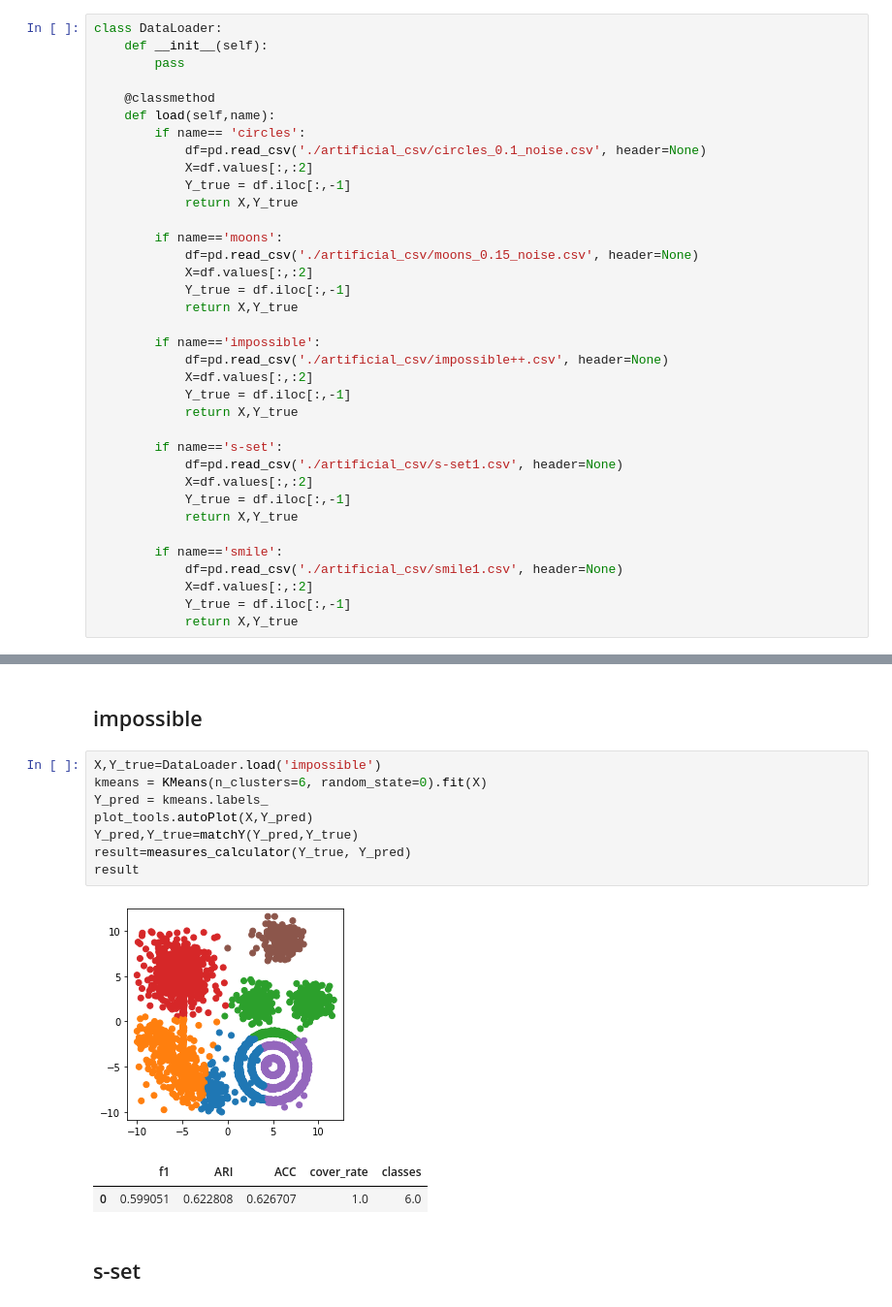
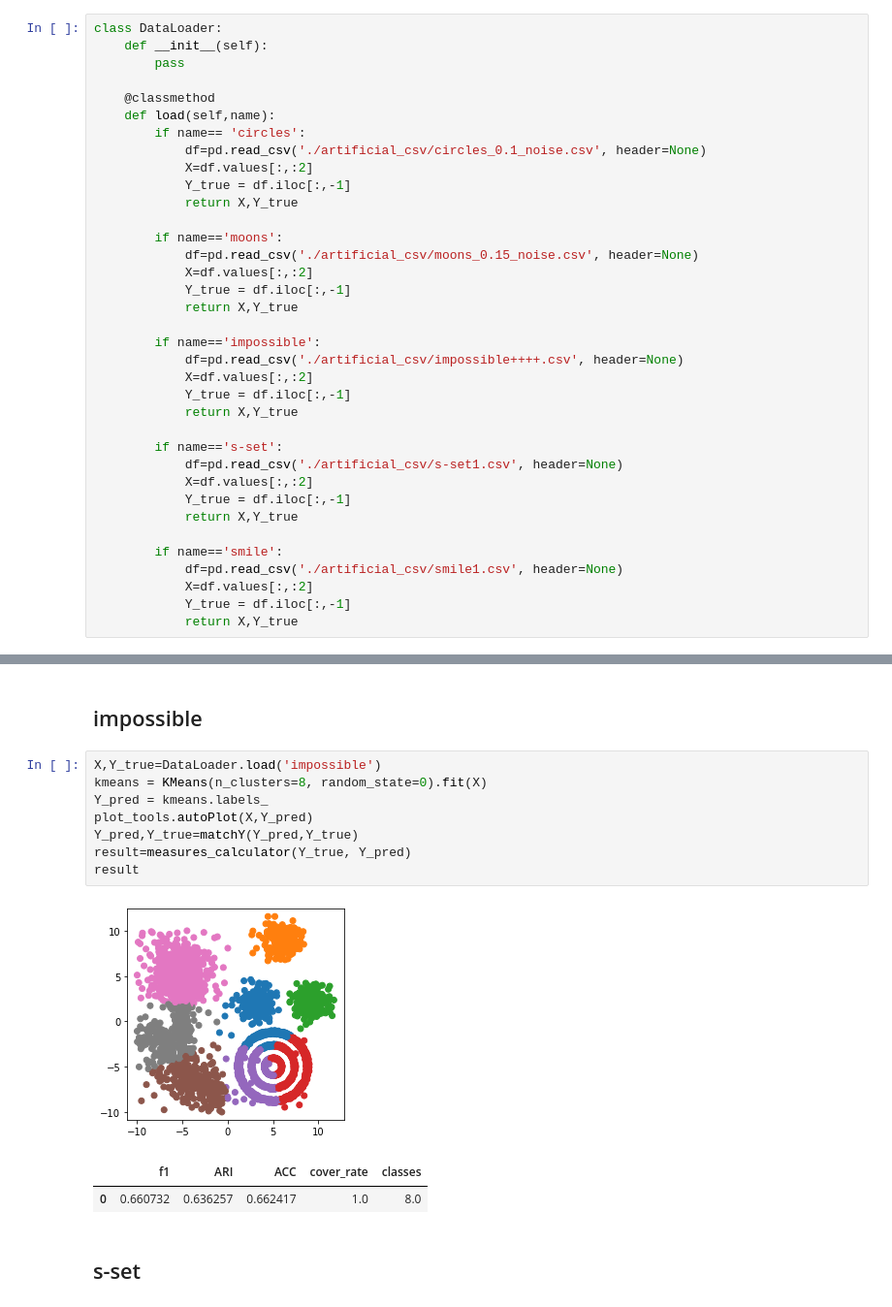
Before and after one commit to gaozhangyang/GIT, a Jupyter notebook: ex1_toy/experiments_toydata.ipynb, the cells around one changed output, grey strips where cells are left out. Shown at 97% size. Drawn from its saved outputs; the diff is of its cells as text.

Commit message:
update for impossible

```diff
--- a/ex1_toy/experiments_toydata.ipynb
+++ b/ex1_toy/experiments_toydata.ipynb
@@ -35,7 +35,7 @@ class DataLoader:
             return X,Y_true
 
         if name=='impossible':
-            df=pd.read_csv('./artificial_csv/impossible++.csv', header=None)
+            df=pd.read_csv('./artificial_csv/impossible++++.csv', header=None)
             X=df.values[:,:2]
             Y_true = df.iloc[:,-1]
             return X,Y_true
@@ -697,16 +699,16 @@ result
 ## impossible
 # %%
 X,Y_true=DataLoader.load('impossible')
-kmeans = KMeans(n_clusters=6, random_state=0).fit(X)
+kmeans = KMeans(n_clusters=8, random_state=0).fit(X)
 Y_pred = kmeans.labels_
 plot_tools.autoPlot(X,Y_pred)
 Y_pred,Y_true=matchY(Y_pred,Y_true)
 result=measures_calculator(Y_true, Y_pred)
 result
 # %% [output]
-[figure, old version]
+[figure, new version]
 |  | f1 | ARI | ACC | cover_rate | classes |
-| 0 | 0.599051 | 0.622808 | 0.626707 | 1.0 | 6.0 |
+| 0 | 0.660732 | 0.636257 | 0.662417 | 1.0 | 8.0 |
 # %% [markdown]
 ## s-set
 # %%
```
Also changed, not shown: parts of 8 cells of this notebook.
